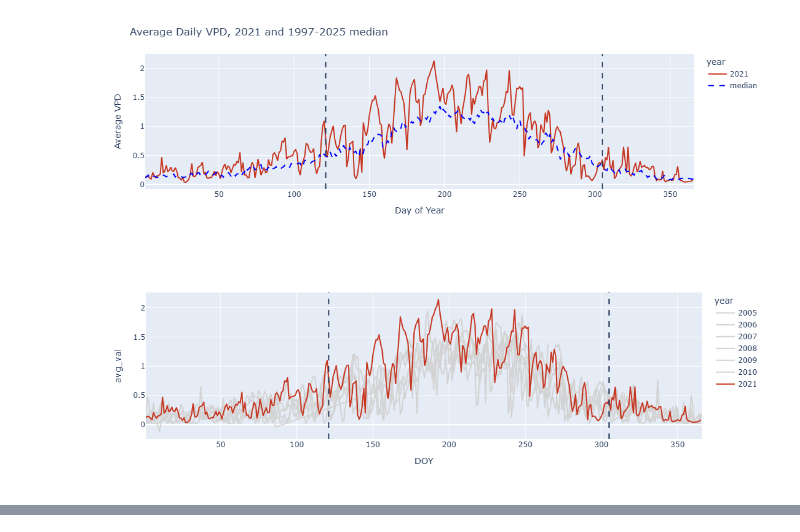
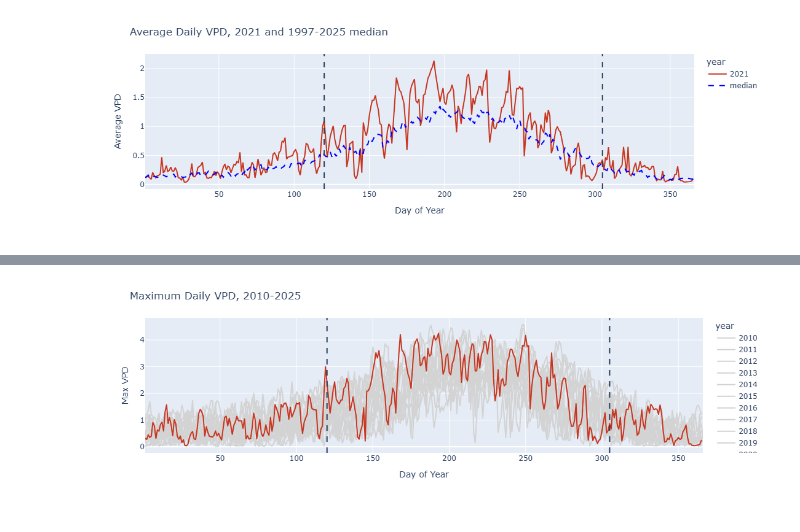
Before and after one commit to jnatali/sagehen_meadows, a Jupyter notebook: scripts/climate/VPD_long_term_analysis.ipynb, the cells around one changed output, grey strips where cells are left out. Cells and saved outputs as stored; diff of their text form; code cells hidden in the pictures.

```diff
--- a/scripts/climate/VPD_long_term_analysis.ipynb
+++ b/scripts/climate/VPD_long_term_analysis.ipynb
@@ -247,9 +306,4 @@ fig_2021.update_layout(title='Average Daily VPD, 2021 and 1997-2025 median', xax
 fig_2021.show()
 # %% [output]
 [figure]
-# %%
-fig_2010_2021 = create_annual_lineplot(grouped_weather, vpd_column='avg_val', year_list=[2005,2006,2007,2008,2009,2010,2021], highlight_year='2021')
-fig_2010_2021.show()
-# %% [output]
-[figure, removed]
 # %%
@@ -278,3 +334,10 @@ fig_medians.update_layout(title='Average Daily VPD, difference between decades',
 fig_medians.show()
 # %% [output]
 [figure]
+# %%
+### Max VPD
+fig_max_vpd = create_annual_lineplot(grouped_weather_vpd, val_column='max_val', year_list=list(range(2010,2025 + 1)), highlight_year='2021')
+fig_max_vpd.update_layout(title='Maximum Daily VPD, 2010-2025', xaxis_title='Day of Year', yaxis_title='Max VPD')
+fig_max_vpd.show()
+# %% [output]
+[figure, added]
```
Also changed, not shown: parts of 27 cells of this notebook, 1 other file.
